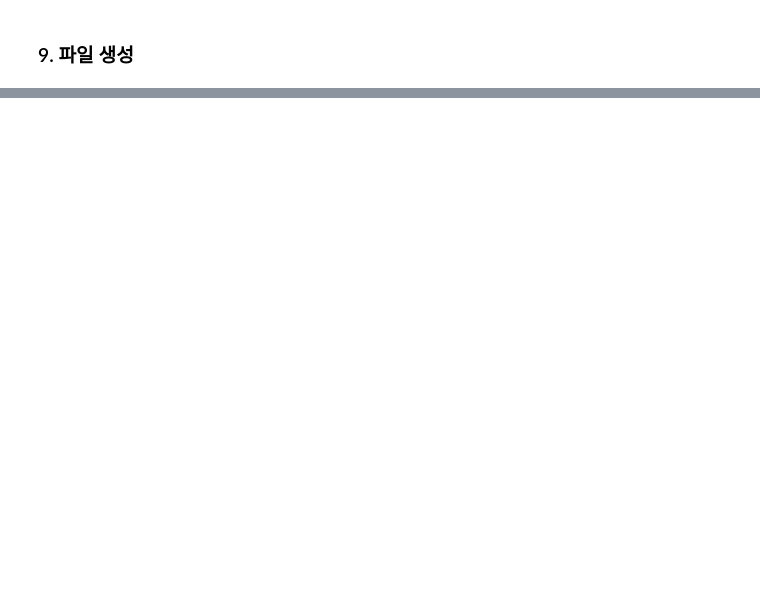
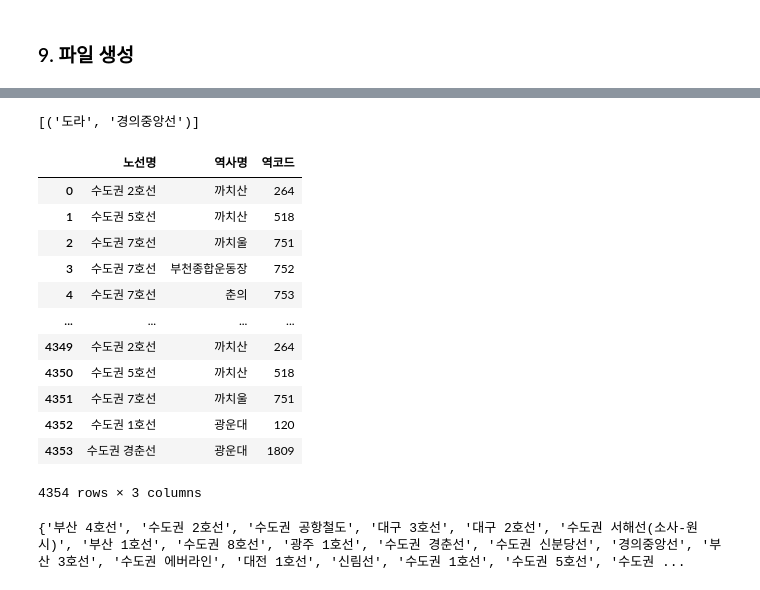
Before and after one commit to 23-1-CauCapstone-Team3/DataPreprocessing, a Jupyter notebook: train/station.ipynb, the cells around one changed output, grey strips where cells are left out. Saved outputs shown, nothing was run; the diff lists cells and outputs as text; code cells hidden in the pictures; blank space fills up the shorter version.

```diff
--- a/train/station.ipynb
+++ b/train/station.ipynb
@@ -1909,0 +1120,65 @@ station_result.to_csv("result_train_station.csv")
+# %%
+# key 가져오기
+from dotenv import load_dotenv
+import os
+
+load_dotenv()
+
+odsay_url = os.environ.get('odsay_searchstation_url')
+seoul_url = os.environ.get('train_seoul_now_url')
+# %%
+def mkStationNumFromAPI(stations) :
+    err = list()
+    result = pd.DataFrame([], columns=["노선명", "역사명", "역코드"])
+
+    cnt = 0
+    for i in range(len(stations)) :
+        station = stations["역사명"].loc[i]
+
+        ind = station.find("(")
+        if ind != 1:
+            # ( 뒤쪽 자르기
+            station = station[:ind]
+
+        response = urllib.request.urlopen(odsay_url.format(0, urllib.parse.quote(
+            station, encoding='utf-8'), 2))
+        json_str = response.read().decode("utf-8")
+        json_obj = json.loads(json_str)
+
+        # print(json_obj)
+        if json_obj['result']['totalCount'] == 0:
+            # 역 검색 실패, 문제 있는 case
+            err.append((station, stations["노선명"].loc[i]))
+        else:
+            for j in range(json_obj['result']['totalCount']):
+                nowObj = json_obj['result']['station'][j]
+                result.loc[cnt] = [nowObj['laneName'], nowObj['stationName'], nowObj['stationID']]
+
+                cnt += 1
+
+    print(err)
+    return result
+# %%
+stations_odsay = mkStationNumFromAPI(stations)
+# %% [output]
+[('도라', '경의중앙선')]
+# %%
+stations_odsay
+# %% [output]
+|  | 노선명 | 역사명 | 역코드 |
+| 0 | 수도권 2호선 | 까치산 | 264 |
+| 1 | 수도권 5호선 | 까치산 | 518 |
+| 2 | 수도권 7호선 | 까치울 | 751 |
+| 3 | 수도권 7호선 | 부천종합운동장 | 752 |
+| 4 | 수도권 7호선 | 춘의 | 753 |
+| ... | ... | ... | ... |
+| 4349 | 수도권 2호선 | 까치산 | 264 |
+| 4350 | 수도권 5호선 | 까치산 | 518 |
+| 4351 | 수도권 7호선 | 까치울 | 751 |
+| 4352 | 수도권 1호선 | 광운대 | 120 |
+| 4353 | 수도권 경춘선 | 광운대 | 1809 |
+4354 rows × 3 columns
+# %%
+print(set(stations_odsay["노선명"]))
+# %% [output]
+{'부산 4호선', '수도권 2호선', '수도권 공항철도', '대구 3호선', '대구 2호선', '수도권 서해선(소사-원시)', '부산 1호선', '수도권 8호선', '광주 1호선', '수도권 경춘선', '수도권 신분당선', '경의중앙선', '부산 3호선', '수도권 에버라인', '대전 1호선', '신림선', '수도권 1호선', '수도권 5호선', '수도권 ...
```
Also changed, not shown: parts of 112 cells of this notebook, 11 other files.
